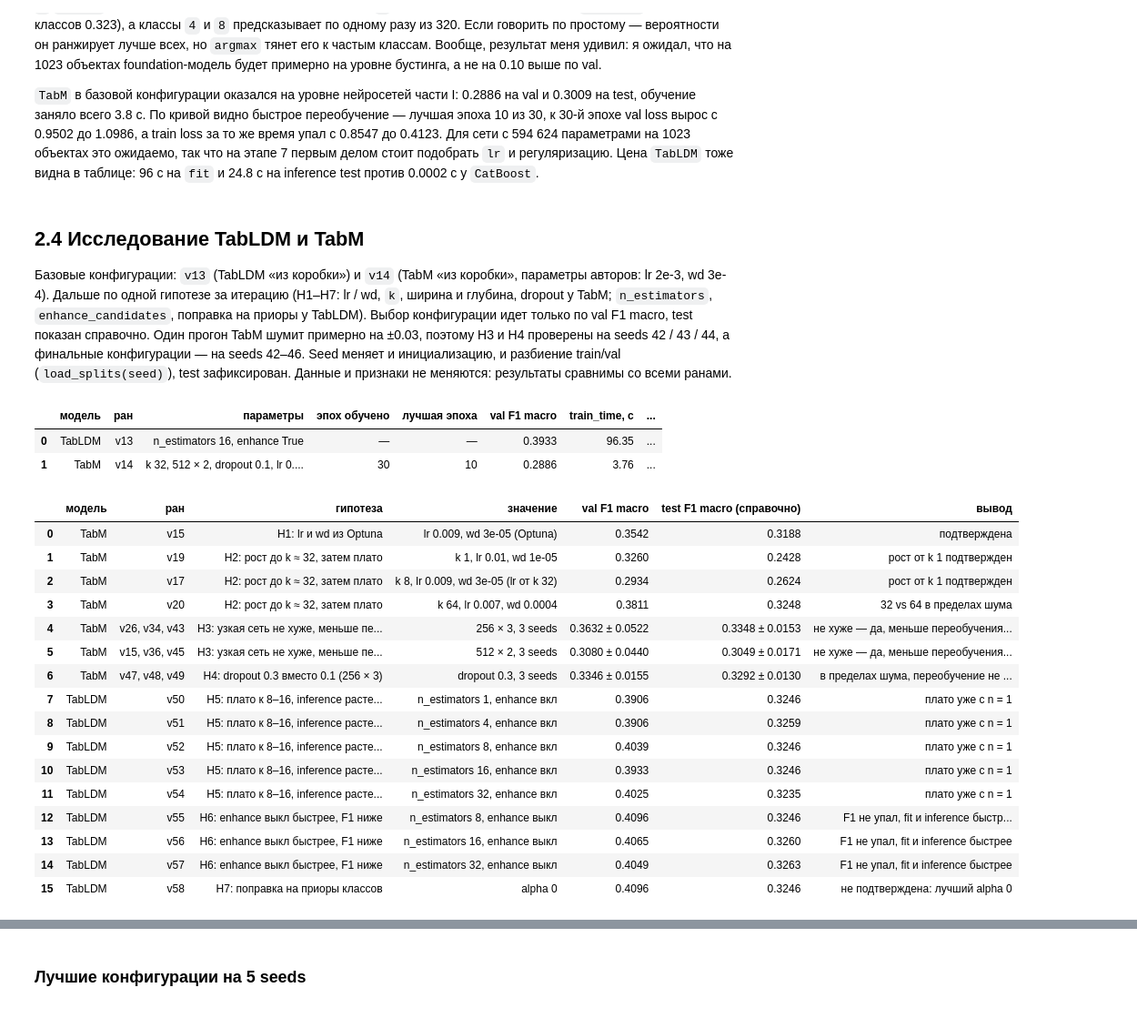
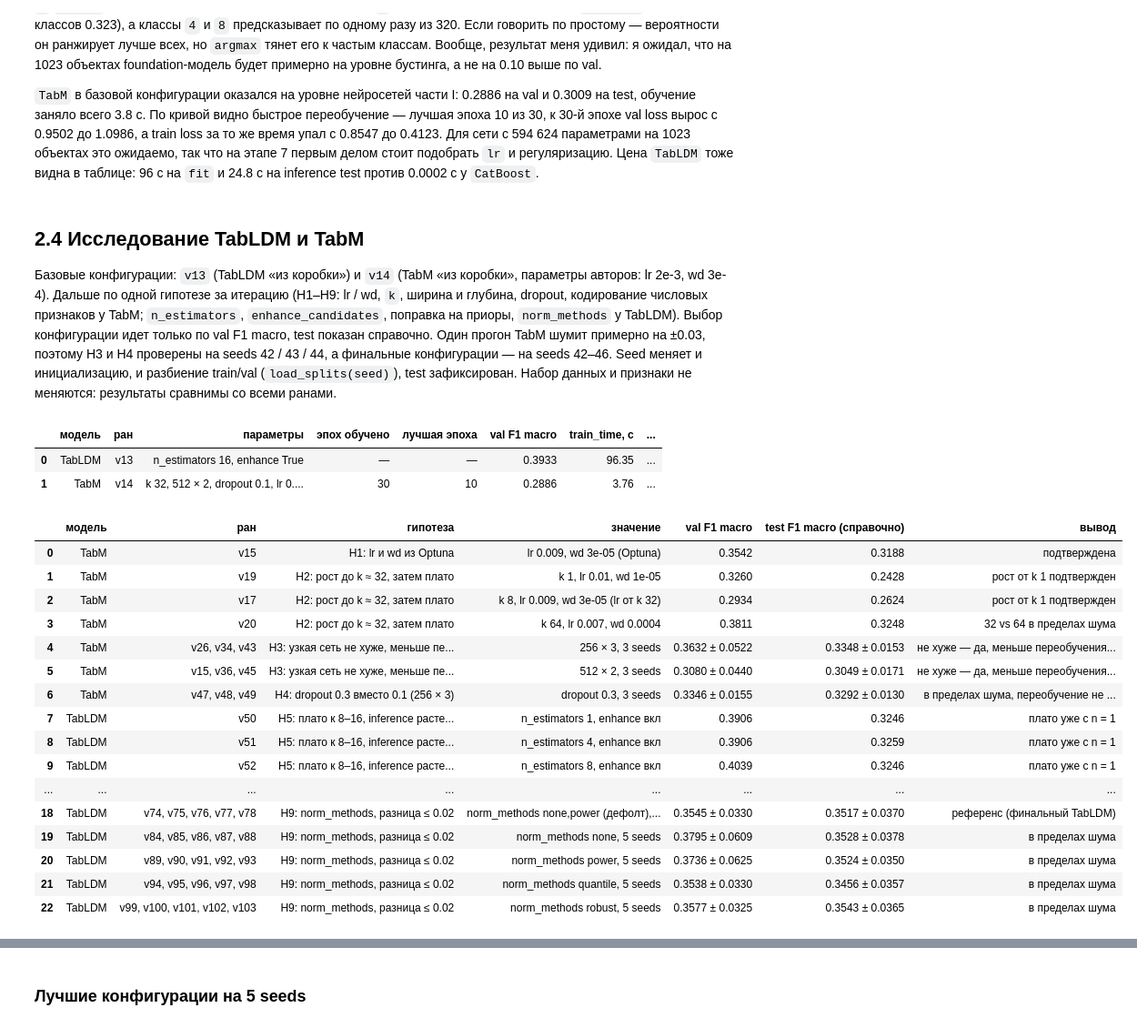
Before and after one commit to 2made1ra/ml-3, a Jupyter notebook: lab-1/lab-1.ipynb, the cells around one changed output, grey strips where cells are left out. Shown at 91% size. Drawn from its saved outputs; the diff is of its cells as text; code cells hidden in the pictures.

```diff
--- a/lab-1/lab-1.ipynb
+++ b/lab-1/lab-1.ipynb
@@ -782,7 +782,7 @@ fig.show()
 # %% [markdown]
 ## 2.4 Исследование TabLDM и TabM
 
-Базовые конфигурации: `v13` (TabLDM «из коробки») и `v14` (TabM «из коробки», параметры авторов: lr 2e-3, wd 3e-4). Дальше по одной гипотезе за итерацию (H1–H7: lr / wd, `k`, ширина и глубина, dropout у TabM; `n_estimators`, `enhance_candidates`, поправка на приоры у TabLDM). Выбор конфигурации идет только по val F1 macro, test показан справочно. Один прогон TabM шумит примерно на ±0.03, поэтому H3 и H4 проверены на seeds 42 / 43 / 44, а финальные конфигурации — на seeds 42–46. Seed меняет и инициализацию, и разбиение train/val (`load_splits(seed)`), test зафиксирован. Данные и признаки не меняются: результаты сравнимы со всеми ранами.
+Базовые конфигурации: `v13` (TabLDM «из коробки») и `v14` (TabM «из коробки», параметры авторов: lr 2e-3, wd 3e-4). Дальше по одной гипотезе за итерацию (H1–H9: lr / wd, `k`, ширина и глубина, dropout, кодирование числовых признаков у TabM; `n_estimators`, `enhance_candidates`, поправка на приоры, `norm_methods` у TabLDM). Выбор конфигурации идет только по val F1 macro, test показан справочно. Один прогон TabM шумит примерно на ±0.03, поэтому H3 и H4 проверены на seeds 42 / 43 / 44, а финальные конфигурации — на seeds 42–46. Seed меняет и инициализацию, и разбиение train/val (`load_splits(seed)`), test зафиксирован. Набор данных и признаки не меняются: результаты сравнимы со всеми ранами.
 # %%
 from src.results import load_run
 
@@ -957,6 +957,55 @@ experiments = [
         lambda r: f"alpha {r.metrics['tabldm_alpha']:g}",
         "не подтверждена: лучший alpha 0",
     ),
+    (
+        "TabM",
+        "H8: без эмбеддингов (только QT) хуже QT + PLE",
+        [f"v{i}" for i in range(79, 84)],
+        lambda r: "QT + PLE, " + tabm_lr(r) + ", 5 seeds",
+        "референс (финальный TabM)",
+    ),
+    (
+        "TabM",
+        "H8: без эмбеддингов (только QT) хуже QT + PLE",
+        [f"v{i}" for i in range(104, 109)],
+        lambda r: "только QT, " + tabm_lr(r) + " (Optuna), 5 seeds",
+        "подтверждена, Δ val −0.039",
+    ),
+    (
+        "TabLDM",
+        "H9: norm_methods, разница ≤ 0.02",
+        [f"v{i}" for i in range(74, 79)],
+        lambda r: "norm_methods none,power (дефолт), 5 seeds",
+        "референс (финальный TabLDM)",
+    ),
+    (
+        "TabLDM",
+        "H9: norm_methods, разница ≤ 0.02",
+        [f"v{i}" for i in range(84, 89)],
+        lambda r: f"norm_methods {r.config['tabldm_norm_methods']}, 5 seeds",
+        "в пределах шума",
+    ),
+    (
+        "TabLDM",
+        "H9: norm_methods, разница ≤ 0.02",
+        [f"v{i}" for i in range(89, 94)],
+        lambda r: f"norm_methods {r.config['tabldm_norm_methods']}, 5 seeds",
+        "в пределах шума",
+    ),
+    (
+        "TabLDM",
+        "H9: norm_methods, разница ≤ 0.02",
+        [f"v{i}" for i in range(94, 99)],
+        lambda r: f"norm_methods {r.config['tabldm_norm_methods']}, 5 seeds",
+        "в пределах шума",
+    ),
+    (
+        "TabLDM",
+        "H9: norm_methods, разница ≤ 0.02",
+        [f"v{i}" for i in range(99, 104)],
+        lambda r: f"norm_methods {r.config['tabldm_norm_methods']}, 5 seeds",
+        "в пределах шума",
+    ),
 ]
 rows = []
 for model, hypothesis, names, value, verdict in experiments:
@@ -969,39 +1018,39 @@ for model, hypothesis, names, value, verdict in experiments:
             value(runs[0]),
             fmt([r.metrics["val_f1_macro"] for r in runs]),
             fmt([r.metrics["test_f1_macro"] for r in runs]),
             verdict,
         ]
     )
 pd.DataFrame(
     rows,
     columns=[
         "модель",
         "ран",
         "гипотеза",
         "значение",
         "val F1 macro",
         "test F1 macro (справочно)",
         "вывод",
     ],
 )
 # %% [output]
 |  | модель | ран | гипотеза | значение | val F1 macro | test F1 macro (справочно) | вывод |
 | 0 | TabM | v15 | H1: lr и wd из Optuna | lr 0.009, wd 3e-05 (Optuna) | 0.3542 | 0.3188 | подтверждена |
 | 1 | TabM | v19 | H2: рост до k ≈ 32, затем плато | k 1, lr 0.01, wd 1e-05 | 0.3260 | 0.2428 | рост от k 1 подтвержден |
 | 2 | TabM | v17 | H2: рост до k ≈ 32, затем плато | k 8, lr 0.009, wd 3e-05 (lr от k 32) | 0.2934 | 0.2624 | рост от k 1 подтвержден |
 | 3 | TabM | v20 | H2: рост до k ≈ 32, затем плато | k 64, lr 0.007, wd 0.0004 | 0.3811 | 0.3248 | 32 vs 64 в пределах шума |
 | 4 | TabM | v26, v34, v43 | H3: узкая сеть не хуже, меньше пе... | 256 × 3, 3 seeds | 0.3632 ± 0.0522 | 0.3348 ± 0.0153 | не хуже — да, меньше переобучения... |
 | 5 | TabM | v15, v36, v45 | H3: узкая сеть не хуже, меньше пе... | 512 × 2, 3 seeds | 0.3080 ± 0.0440 | 0.3049 ± 0.0171 | не хуже — да, меньше переобучения... |
 | 6 | TabM | v47, v48, v49 | H4: dropout 0.3 вместо 0.1 (256 × 3) | dropout 0.3, 3 seeds | 0.3346 ± 0.0155 | 0.3292 ± 0.0130 | в пределах шума, переобучение не ... |
 | 7 | TabLDM | v50 | H5: плато к 8–16, inference расте... | n_estimators 1, enhance вкл | 0.3906 | 0.3246 | плато уже с n = 1 |
 | 8 | TabLDM | v51 | H5: плато к 8–16, inference расте... | n_estimators 4, enhance вкл | 0.3906 | 0.3259 | плато уже с n = 1 |
 | 9 | TabLDM | v52 | H5: плато к 8–16, inference расте... | n_estimators 8, enhance вкл | 0.4039 | 0.3246 | плато уже с n = 1 |
-| 10 | TabLDM | v53 | H5: плато к 8–16, inference расте... | n_estimators 16, enhance вкл | 0.3933 | 0.3246 | плато уже с n = 1 |
-| 11 | TabLDM | v54 | H5: плато к 8–16, inference расте... | n_estimators 32, enhance вкл | 0.4025 | 0.3235 | плато уже с n = 1 |
-| 12 | TabLDM | v55 | H6: enhance выкл быстрее, F1 ниже | n_estimators 8, enhance выкл | 0.4096 | 0.3246 | F1 не упал, fit и inference быстр... |
-| 13 | TabLDM | v56 | H6: enhance выкл быстрее, F1 ниже | n_estimators 16, enhance выкл | 0.4065 | 0.3260 | F1 не упал, fit и inference быстрее |
-| 14 | TabLDM | v57 | H6: enhance выкл быстрее, F1 ниже | n_estimators 32, enhance выкл | 0.4049 | 0.3263 | F1 не упал, fit и inference быстрее |
-| 15 | TabLDM | v58 | H7: поправка на приоры классов | alpha 0 | 0.4096 | 0.3246 | не подтверждена: лучший alpha 0 |
+| ... | ... | ... | ... | ... | ... | ... | ... |
+| 18 | TabLDM | v74, v75, v76, v77, v78 | H9: norm_methods, разница ≤ 0.02 | norm_methods none,power (дефолт),... | 0.3545 ± 0.0330 | 0.3517 ± 0.0370 | референс (финальный TabLDM) |
+| 19 | TabLDM | v84, v85, v86, v87, v88 | H9: norm_methods, разница ≤ 0.02 | norm_methods none, 5 seeds | 0.3795 ± 0.0609 | 0.3528 ± 0.0378 | в пределах шума |
+| 20 | TabLDM | v89, v90, v91, v92, v93 | H9: norm_methods, разница ≤ 0.02 | norm_methods power, 5 seeds | 0.3736 ± 0.0625 | 0.3524 ± 0.0350 | в пределах шума |
+| 21 | TabLDM | v94, v95, v96, v97, v98 | H9: norm_methods, разница ≤ 0.02 | norm_methods quantile, 5 seeds | 0.3538 ± 0.0330 | 0.3456 ± 0.0357 | в пределах шума |
+| 22 | TabLDM | v99, v100, v101, v102, v103 | H9: norm_methods, разница ≤ 0.02 | norm_methods robust, 5 seeds | 0.3577 ± 0.0325 | 0.3543 ± 0.0365 | в пределах шума |
 # %%
 import optuna
 import plotly.graph_objects as go
```
Also changed, not shown: parts of 3 cells of this notebook, 1 other file.
